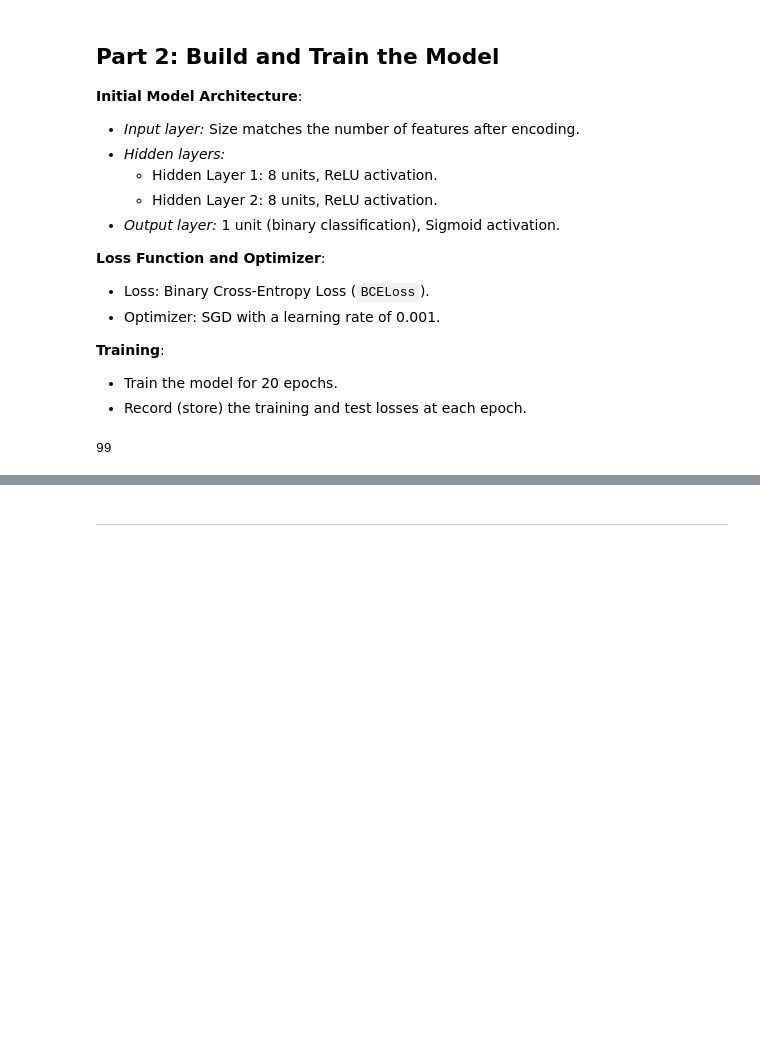
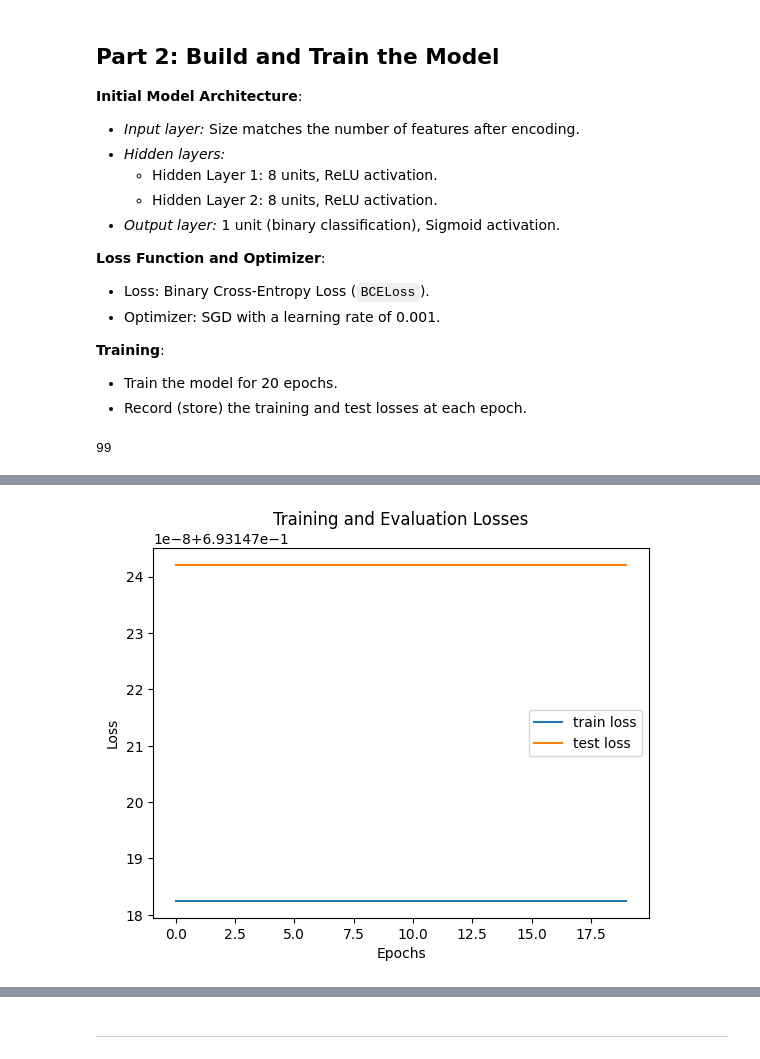
Before and after one commit to FutureGoose/OctaCycleCNN, a Jupyter notebook: exercises/w3/L07_model_capacity_and_parameters.ipynb, the cells around one changed output, grey strips where cells are left out. Cells and saved outputs as stored; diff of their text form; code cells hidden in the pictures; blank space fills up the shorter version.

```diff
--- a/exercises/w3/L07_model_capacity_and_parameters.ipynb
+++ b/exercises/w3/L07_model_capacity_and_parameters.ipynb
@@ -323,0 +325,94 @@ plt.show()
+# %%
+import torch.nn.functional as F
+
+from torch.optim import SGD
+from torch.utils.data import DataLoader
+
+from matplotlib import pyplot as plt
+
+import warnings
+
+warnings.filterwarnings('ignore')
+
+input_size = len(training_set[0][0])  # 99
+batch_size = 16
+
+epochs = 20                     # default = 20
+learning_rate = 0.001           # default = 0.001
+
+# ----------------------------------------------------------------------------------------------------------------
+#    initera modell, loss_function, optimizer & dataloader
+
+
+model = Net(input_size)
+model = model.to(device)
+
+optimizer = SGD(model.parameters(), lr = learning_rate)
+loss_function = torch.nn.BCELoss()
+train_dataloader = DataLoader(training_set,
+                              batch_size = batch_size,
+                              shuffle=True)
+
+
+# ----------------------------------------------------------------------------------------------------------------
+#    träna
+
+
+
+batch_train_losses = []
+
+epoch_train_losses = []
+epoch_evaluation_losses = []
+
+for i in range(epochs):
+
+    model.train()
+
+    running_loss = 0
+
+    for batch in train_dataloader:
+        y_true = batch[1]
+        input_features = batch[0]
+
+        y_pred=model(input_features)
+        loss=loss_function(y_pred, y_true)
+        loss.backward()
+        optimizer.step()
+        optimizer.zero_grad()
+
+        batch_loss = loss.item()
+        batch_train_losses.append(batch_loss)
+
+    epoch_average_loss = np.average(batch_train_losses[-len(train_dataloader):])
+
+    epoch_train_losses.append(epoch_average_loss)
+
+# ----------------------------------------------------------------------------------------------------------------
+#   evalueringssektion
+
+    model.eval()
+
+    y_true = y_test
+    input_features = X_test
+
+    y_pred = model(input_features)
+    loss = loss_function(y_pred, y_true)
+
+    evaluation_loss = loss.item()
+    epoch_evaluation_losses.append(evaluation_loss)
+
+# ----------------------------------------------------------------------------------------------------------------
+#   plotta resultat
+
+plt.plot(epoch_train_losses, label = 'train loss')
+plt.plot(epoch_evaluation_losses, label = 'test loss')
+plt.legend()
+
+# axis labels and title
+plt.xlabel('Epochs')
+plt.ylabel('Loss')
+plt.title('Training and Evaluation Losses')
+
+plt.show()
+# %% [output]
+[figure, added]
```
Also changed, not shown: parts of 3 cells of this notebook, 1 other file.
